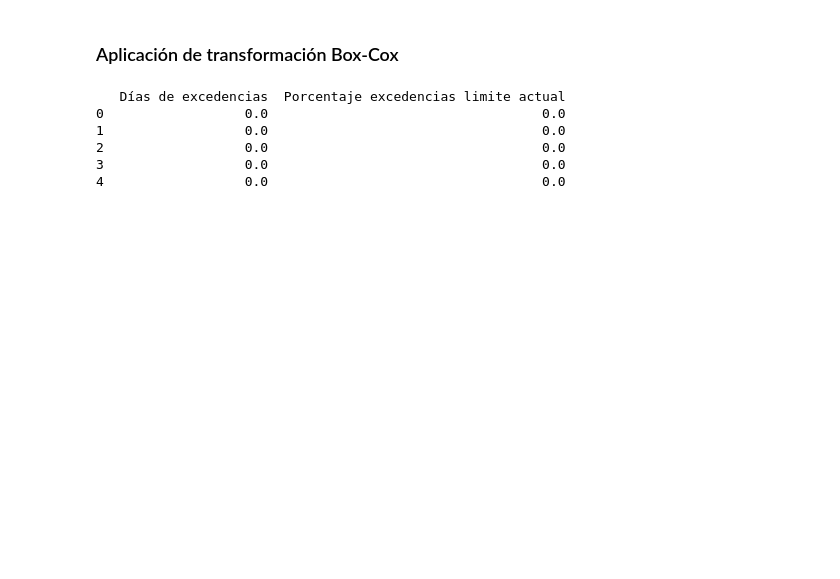
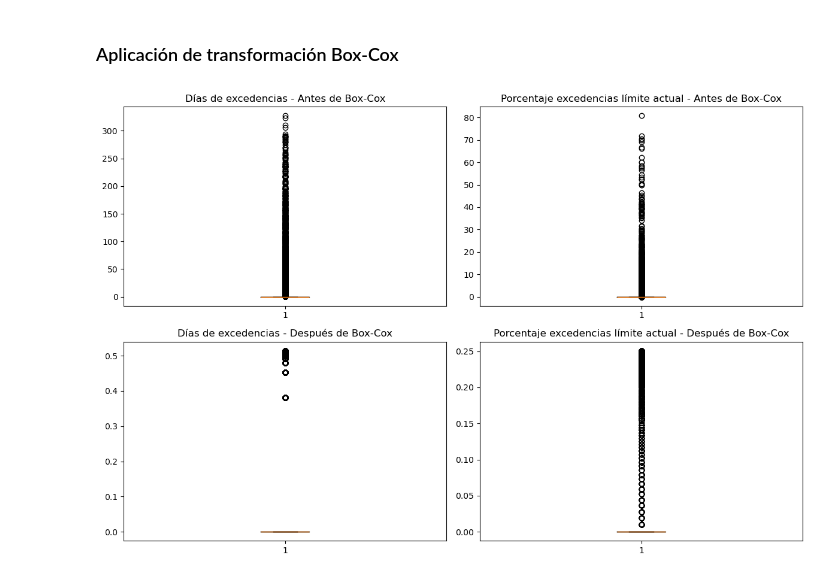
Before and after one commit to david37432/Parcial1Analitica, a Jupyter notebook: ParcialPrimerCorteAnalitica.ipynb, the cells around one changed output. Drawn from its saved outputs; the diff is of its cells as text; code cells hidden in the pictures; blank space fills up the shorter version.

```diff
--- a/ParcialPrimerCorteAnalitica.ipynb
+++ b/ParcialPrimerCorteAnalitica.ipynb
@@ -714,0 +715,11 @@ En este caso, no se realizará ninguna conversión de variables categóricas, ya
+# %%
+df["Municipio_Excedencia"] = df["Días de excedencias"].apply(lambda x: 1 if x > 0 else 0)
+
+# Guardar el resultado en el mismo archivo CSV
+df.to_csv("CALIDAD_DEL_AIRE_EN_COLOMBIA__PROMEDIO_ANUAL__20250220.csv", index=False)
+
+print("Ejemplos sin excedencia:")
+print(df[df["Municipio_Excedencia"] == 0].head(5))
+
+print("Ejemplos con excedencia:")
+print(df[df["Municipio_Excedencia"] == 1].head(5))
@@ -716,42 +745,41 @@ En este caso, no se realizará ninguna conversión de variables categóricas, ya
 ### Aplicación de transformación Box-Cox
 # %%
 import matplotlib.pyplot as plt
+import numpy as np
 from scipy.stats import boxcox
+
+# Guardamos una copia del dataframe original antes de modificarlo
+df_original = df.copy()
+
+# Sumamos 1 para evitar ceros antes de aplicar Box-Cox
+df["Días de excedencias"] = df["Días de excedencias"] + 1
+df["Porcentaje excedencias limite actual"] = df["Porcentaje excedencias limite actual"] + 1
+
+# Aplicamos Box-Cox en ambas columnas
+df["Días de excedencias"], lambda_excedencias = boxcox(df["Días de excedencias"])
+df["Porcentaje excedencias limite actual"], lambda_porcentaje = boxcox(df["Porcentaje excedencias limite actual"])
 
 # Crear una figura con dos filas y dos columnas
 fig, axes = plt.subplots(2, 2, figsize=(12, 8))
 
 # Box plot antes de la transformación (datos originales)
 axes[0, 0].boxplot(df_original["Días de excedencias"])
 axes[0, 0].set_title("Días de excedencias - Antes de Box-Cox")
 
 axes[0, 1].boxplot(df_original["Porcentaje excedencias limite actual"])
 axes[0, 1].set_title("Porcentaje excedencias límite actual - Antes de Box-Cox")
-
-# Sumamos 1 para evitar ceros antes de aplicar Box-Cox
-df["Días de excedencias"] = df["Días de excedencias"] + 1
-df["Porcentaje excedencias limite actual"] = df["Porcentaje excedencias limite actual"] + 1
-
-# Aplicamos Box-Cox en ambas columnas
-df["Días de excedencias"], lambda_excedencias = boxcox(df["Días de excedencias"])
-df["Porcentaje excedencias limite actual"], lambda_porcentaje = boxcox(df["Porcentaje excedencias limite actual"])
 
 # Box plot después de la transformación (datos modificados)
 axes[1, 0].boxplot(df["Días de excedencias"])
 axes[1, 0].set_title("Días de excedencias - Después de Box-Cox")
 
 axes[1, 1].boxplot(df["Porcentaje excedencias limite actual"])
 axes[1, 1].set_title("Porcentaje excedencias límite actual - Después de Box-Cox")
 
 # Ajustar el diseño para evitar superposición
 plt.tight_layout()
 
 # Mostrar la gráfica
 plt.show()
 # %% [output]
-   Días de excedencias  Porcentaje excedencias limite actual
-0                  0.0                                   0.0
-1                  0.0                                   0.0
-2                  0.0                                   0.0
-3                  0.0                                   0.0
-4                  0.0                                   0.0
+[figure, added]
```
Also changed, not shown: parts of 5 cells of this notebook, 1 other file.
